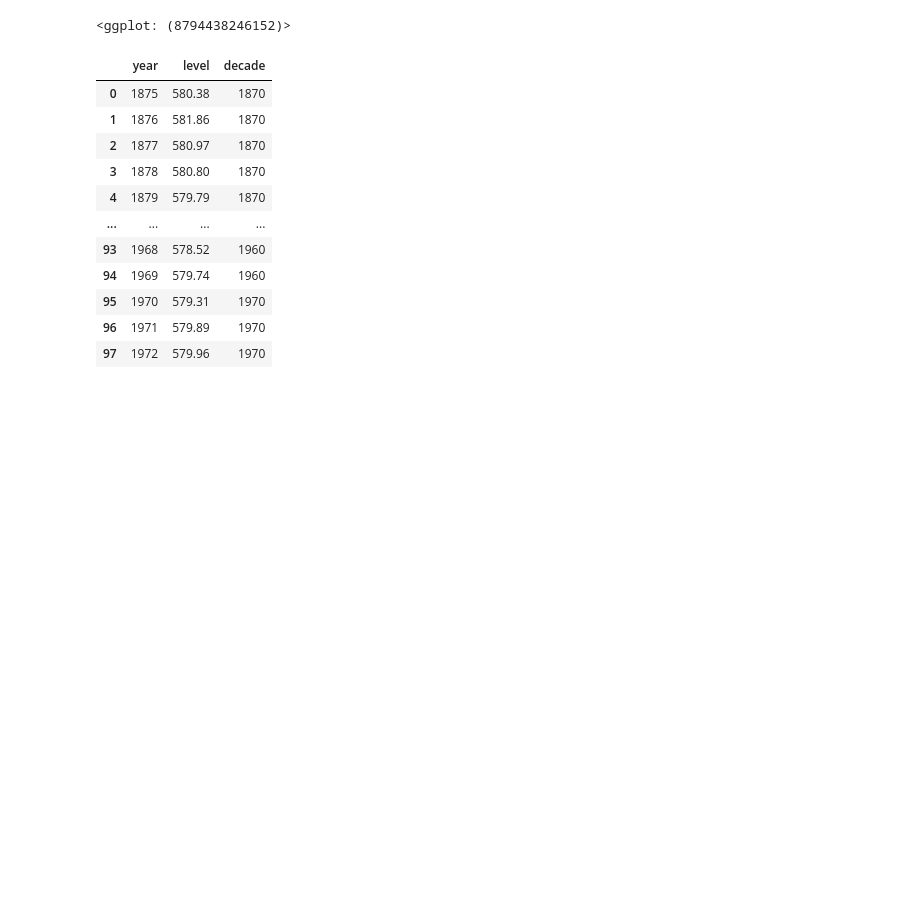
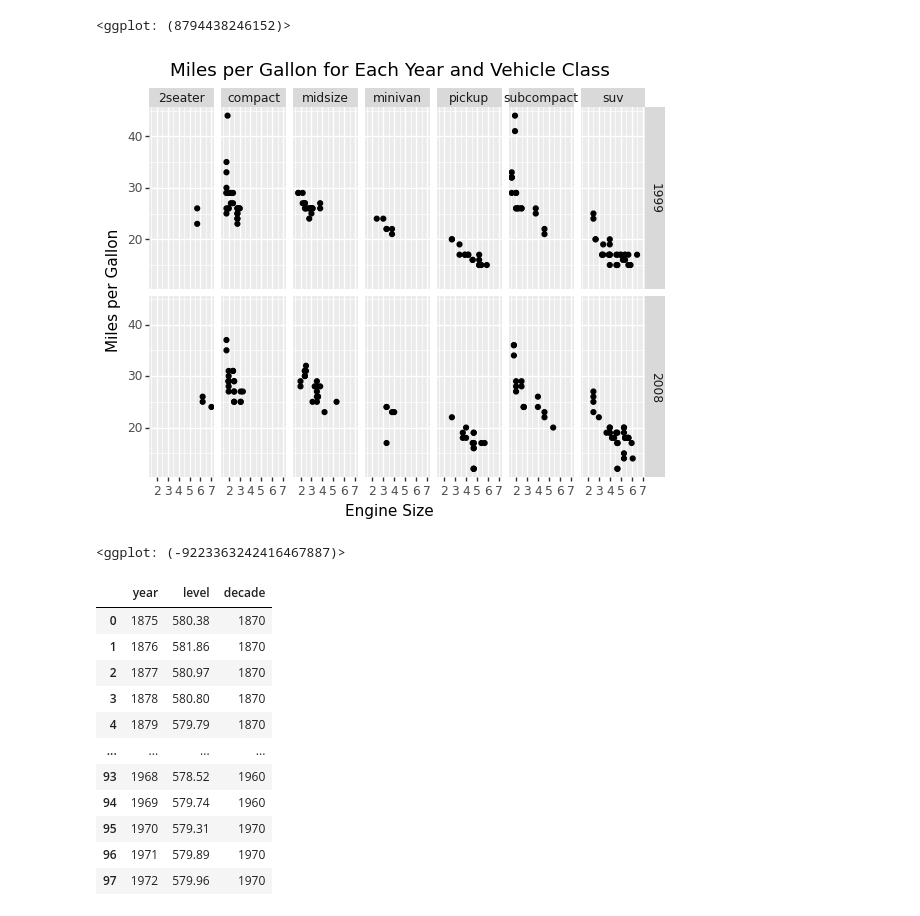
Before and after one commit to moisesmember/python_project, a Jupyter notebook: other/ggplot.ipynb, the cells around one changed output. Cells and saved outputs as stored; diff of their text form; code cells hidden in the pictures; blank space fills up the shorter version.

```diff
--- a/other/ggplot.ipynb
+++ b/other/ggplot.ipynb
@@ -78,6 +78,24 @@ ggplot(mpg) + aes(x="class") + geom_bar() + coord_flip()
 # %% [output]
 [figure]
 <ggplot: (8794438246152)>
+# %%
+from plotnine.data import mpg
+from plotnine import ggplot, aes, facet_grid, labs, geom_point
+
+(
+    ggplot(mpg)
+    + facet_grid(facets="year~class")
+    + aes(x="displ", y="hwy")
+    + labs(
+        x="Engine Size",
+        y="Miles per Gallon",
+        title="Miles per Gallon for Each Year and Vehicle Class",
+    )
+    + geom_point()
+)
+# %% [output]
+[figure, added]
+<ggplot: (-9223363242416467887)>
 # %%
 # Import our example dataset with the levels of Lake Huron 1875–1975
 from plotnine.data import huron
```
Also changed, not shown: 1 other file.
